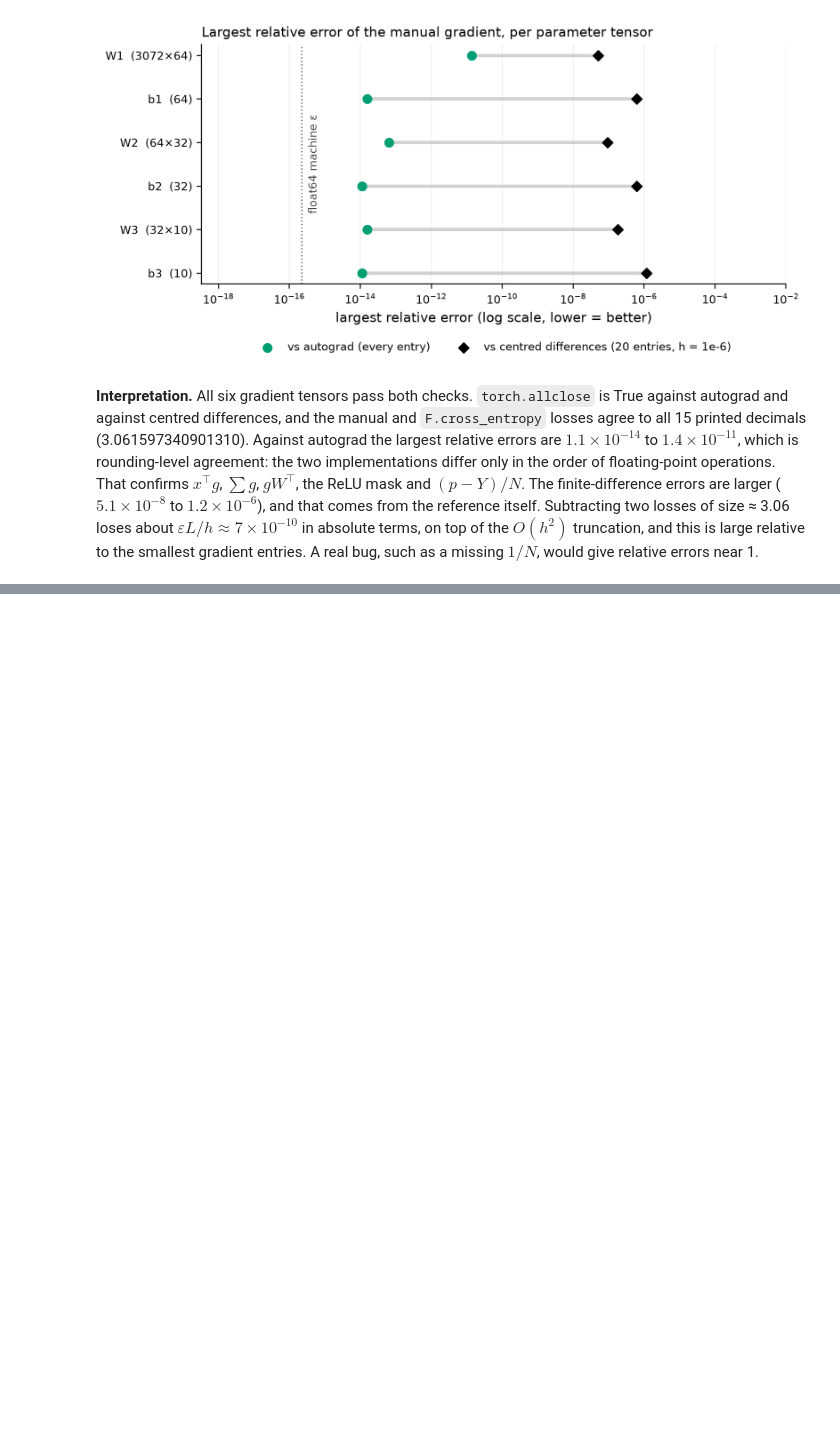
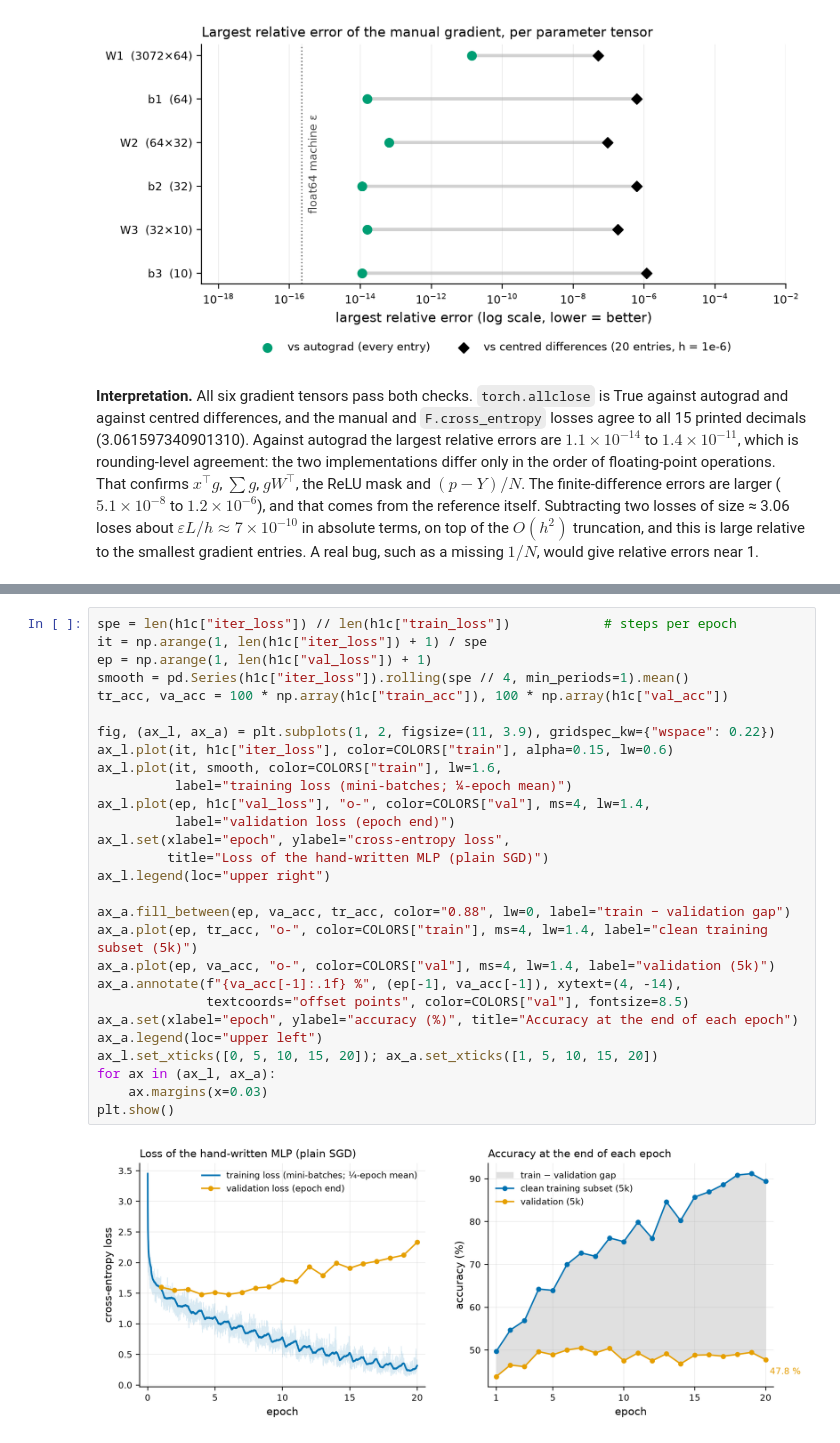
Before and after one commit to achintha-hathurusingha/en4554-a02-cnns, a Jupyter notebook: a02_cnns.ipynb, the cells around one changed output, grey strips where cells are left out. Saved outputs shown, nothing was run; the diff lists cells and outputs as text; blank space fills up the shorter version.

Commit message:
Task 1: MLP training and per-layer gradient norms, with interpretations

```diff
--- a/a02_cnns.ipynb
+++ b/a02_cnns.ipynb
@@ -464,0 +529,30 @@ torch.allclose(manual, finite differences) for every tensor: True
+# %%
+spe = len(h1c["iter_loss"]) // len(h1c["train_loss"])            # steps per epoch
+it = np.arange(1, len(h1c["iter_loss"]) + 1) / spe
+ep = np.arange(1, len(h1c["val_loss"]) + 1)
+smooth = pd.Series(h1c["iter_loss"]).rolling(spe // 4, min_periods=1).mean()
+tr_acc, va_acc = 100 * np.array(h1c["train_acc"]), 100 * np.array(h1c["val_acc"])
+
+fig, (ax_l, ax_a) = plt.subplots(1, 2, figsize=(11, 3.9), gridspec_kw={"wspace": 0.22})
+ax_l.plot(it, h1c["iter_loss"], color=COLORS["train"], alpha=0.15, lw=0.6)
+ax_l.plot(it, smooth, color=COLORS["train"], lw=1.6,
+          label="training loss (mini-batches; ¼-epoch mean)")
+ax_l.plot(ep, h1c["val_loss"], "o-", color=COLORS["val"], ms=4, lw=1.4,
+          label="validation loss (epoch end)")
+ax_l.set(xlabel="epoch", ylabel="cross-entropy loss",
+         title="Loss of the hand-written MLP (plain SGD)")
+ax_l.legend(loc="upper right")
+
+ax_a.fill_between(ep, va_acc, tr_acc, color="0.88", lw=0, label="train − validation gap")
+ax_a.plot(ep, tr_acc, "o-", color=COLORS["train"], ms=4, lw=1.4, label="clean training subset (5k)")
+ax_a.plot(ep, va_acc, "o-", color=COLORS["val"], ms=4, lw=1.4, label="validation (5k)")
+ax_a.annotate(f"{va_acc[-1]:.1f} %", (ep[-1], va_acc[-1]), xytext=(4, -14),
+              textcoords="offset points", color=COLORS["val"], fontsize=8.5)
+ax_a.set(xlabel="epoch", ylabel="accuracy (%)", title="Accuracy at the end of each epoch")
+ax_a.legend(loc="upper left")
+ax_l.set_xticks([0, 5, 10, 15, 20]); ax_a.set_xticks([1, 5, 10, 15, 20])
+for ax in (ax_l, ax_a):
+    ax.margins(x=0.03)
+plt.show()
+# %% [output]
+[figure, added]
```
Also changed, not shown: parts of 6 cells of this notebook, 1 other file.
